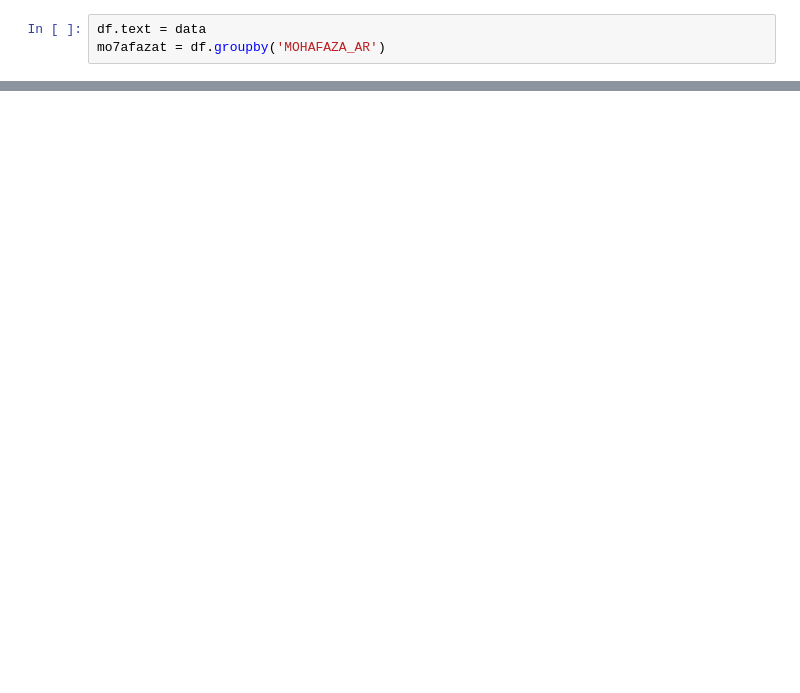
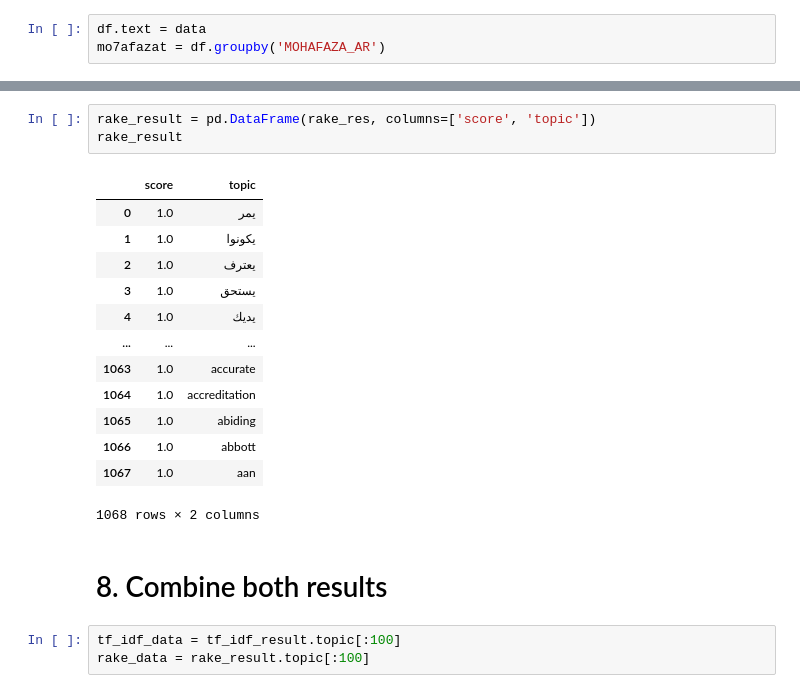
Before and after one commit to aliharakeh/M2-Project, a Jupyter notebook: Main_Data/Topic_Extraction_NLP.ipynb, the cells around one changed output, grey strips where cells are left out. Cells and saved outputs as stored; diff of their text form; blank space fills up the shorter version.

```diff
--- a/Main_Data/Topic_Extraction_NLP.ipynb
+++ b/Main_Data/Topic_Extraction_NLP.ipynb
@@ -190,0 +208,22 @@ result
+# %%
+rake_result = pd.DataFrame(rake_res, columns=['score', 'topic'])
+rake_result
+# %% [output]
+|  | score | topic |
+| 0 | 1.0 | يمر |
+| 1 | 1.0 | يكونوا |
+| 2 | 1.0 | يعترف |
+| 3 | 1.0 | يستحق |
+| 4 | 1.0 | يديك |
+| ... | ... | ... |
+| 1063 | 1.0 | accurate |
+| 1064 | 1.0 | accreditation |
+| 1065 | 1.0 | abiding |
+| 1066 | 1.0 | abbott |
+| 1067 | 1.0 | aan |
+1068 rows × 2 columns
+# %% [markdown]
+# 8. Combine both results
+# %%
+tf_idf_data = tf_idf_result.topic[:100]
+rake_data = rake_result.topic[:100]
```
Also changed, not shown: parts of 19 cells of this notebook.
